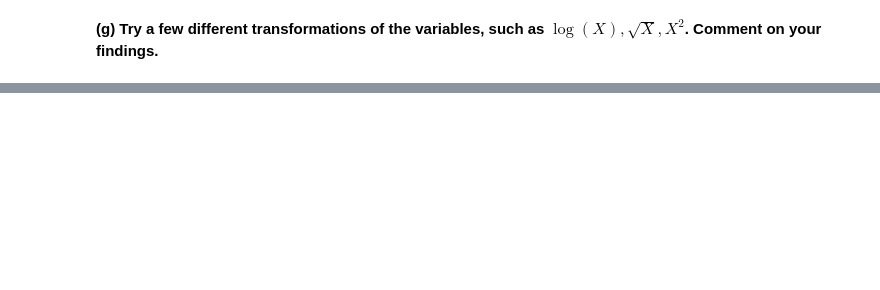
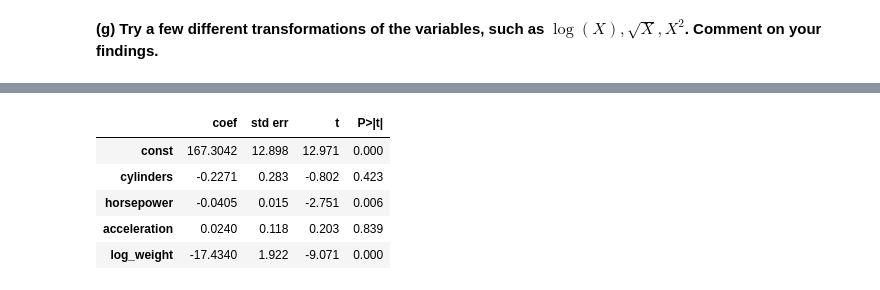
Before and after one commit to WillDBM/DATA-303, a Jupyter notebook: Lab/Armentrout_William_Lab3.ipynb, the cells around one changed output, grey strips where cells are left out. Cells and saved outputs as stored; diff of their text form; code cells hidden in the pictures; blank space fills up the shorter version.

```diff
--- a/Lab/Armentrout_William_Lab3.ipynb
+++ b/Lab/Armentrout_William_Lab3.ipynb
@@ -144,0 +191,5 @@ any interactions appear to be statistically significant?**
+# %%
+# horsepower and weight interaction term
+auto['horsepower_weight'] = auto['horsepower'] * auto['weight']
+model_interaction = sm.OLS(auto.mpg, sm.add_constant(auto[['horsepower', 'weight', 'horsepower_weight']])).fit()
+summarize(model_interaction)
@@ -144,0 +204,5 @@ any interactions appear to be statistically significant?**
+# %%
+# cylinders and weight interaction term
+auto['cylinders_weight'] = auto['cylinders'] * auto['weight']
+model_interaction = sm.OLS(auto.mpg, sm.add_constant(auto[['cylinders', 'weight', 'cylinders_weight']])).fit()
+summarize(model_interaction)
@@ -144,0 +217,5 @@ any interactions appear to be statistically significant?**
+# %%
+# cylinders and acceleration interaction term
+auto['cylinders_acceleration'] = auto['cylinders'] * auto['acceleration']
+model_interaction = sm.OLS(auto.mpg, sm.add_constant(auto[['cylinders', 'acceleration', 'cylinders_acceleration']])).fit()
+summarize(model_interaction)
@@ -145,3 +230,7 @@ any interactions appear to be statistically significant?**
 # %% [markdown]
 **(g) Try a few different transformations of the variables, such as
 $\log(X), \sqrt{X}, X^2$. Comment on your findings.**
+# %%
+# basic
+model = sm.OLS(auto.mpg, sm.add_constant(auto[['cylinders', 'horsepower', 'acceleration', 'weight']])).fit()
+summarize(model)
@@ -147,0 +244,12 @@ $\log(X), \sqrt{X}, X^2$. Comment on your findings.**
+# %%
+# log(weight)
+auto['log_weight'] = np.log(auto['weight'])
+model_log = sm.OLS(auto.mpg, sm.add_constant(auto[['cylinders', 'horsepower', 'acceleration', 'log_weight']])).fit()
+summarize(model_log)
+# %% [output]
+|  | coef | std err | t | P>|t| |
+| const | 167.3042 | 12.898 | 12.971 | 0.000 |
+| cylinders | -0.2271 | 0.283 | -0.802 | 0.423 |
+| horsepower | -0.0405 | 0.015 | -2.751 | 0.006 |
+| acceleration | 0.0240 | 0.118 | 0.203 | 0.839 |
+| log_weight | -17.4340 | 1.922 | -9.071 | 0.000 |
```
Also changed, not shown: parts of 16 cells of this notebook.
